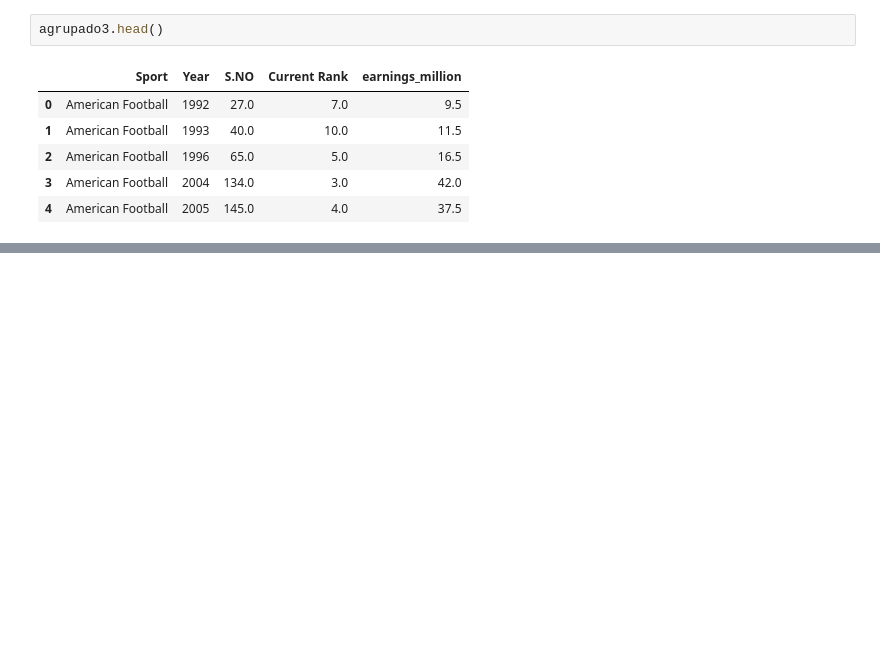
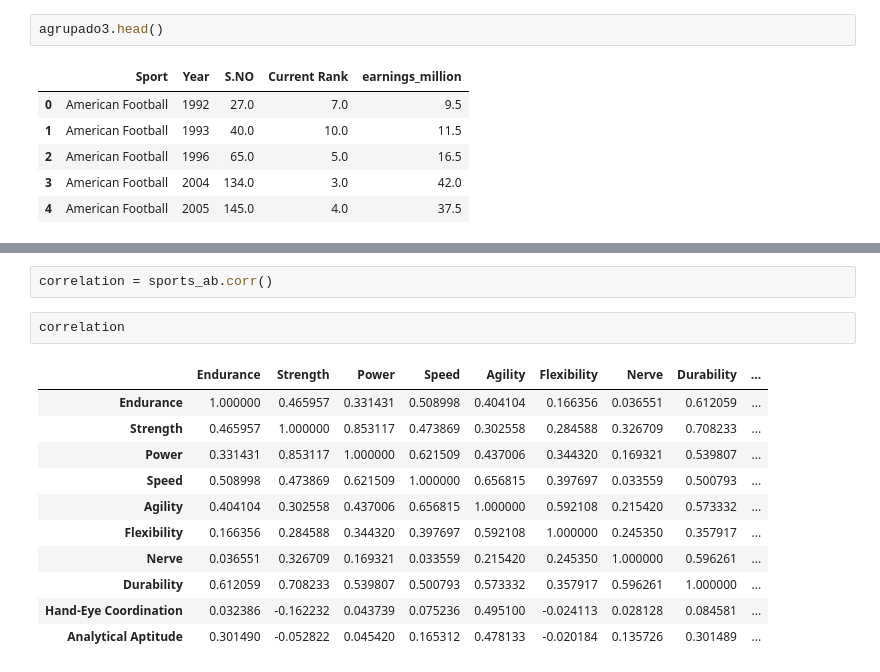
Before and after one commit to Jorge-Solana/Economical_Sports_Hisotry_and_Best_suitable_sport, a Jupyter notebook: First_Visuals.ipynb, the cells around one changed output, grey strips where cells are left out. Saved outputs shown, nothing was run; the diff lists cells and outputs as text; blank space fills up the shorter version.

```diff
--- a/First_Visuals.ipynb
+++ b/First_Visuals.ipynb
@@ -137,0 +176,16 @@ ValueError:
+# %%
+correlation = sports_ab.corr()
+# %%
+correlation
+# %% [output]
+|  | Endurance | Strength | Power | Speed | Agility | Flexibility | Nerve | Durability | ... |
+| Endurance | 1.000000 | 0.465957 | 0.331431 | 0.508998 | 0.404104 | 0.166356 | 0.036551 | 0.612059 | ... |
+| Strength | 0.465957 | 1.000000 | 0.853117 | 0.473869 | 0.302558 | 0.284588 | 0.326709 | 0.708233 | ... |
+| Power | 0.331431 | 0.853117 | 1.000000 | 0.621509 | 0.437006 | 0.344320 | 0.169321 | 0.539807 | ... |
+| Speed | 0.508998 | 0.473869 | 0.621509 | 1.000000 | 0.656815 | 0.397697 | 0.033559 | 0.500793 | ... |
+| Agility | 0.404104 | 0.302558 | 0.437006 | 0.656815 | 1.000000 | 0.592108 | 0.215420 | 0.573332 | ... |
+| Flexibility | 0.166356 | 0.284588 | 0.344320 | 0.397697 | 0.592108 | 1.000000 | 0.245350 | 0.357917 | ... |
+| Nerve | 0.036551 | 0.326709 | 0.169321 | 0.033559 | 0.215420 | 0.245350 | 1.000000 | 0.596261 | ... |
+| Durability | 0.612059 | 0.708233 | 0.539807 | 0.500793 | 0.573332 | 0.357917 | 0.596261 | 1.000000 | ... |
+| Hand-Eye Coordination | 0.032386 | -0.162232 | 0.043739 | 0.075236 | 0.495100 | -0.024113 | 0.028128 | 0.084581 | ... |
+| Analytical Aptitude | 0.301490 | -0.052822 | 0.045420 | 0.165312 | 0.478133 | -0.020184 | 0.135726 | 0.301489 | ... |
```
Also changed, not shown: parts of 24 cells of this notebook.
